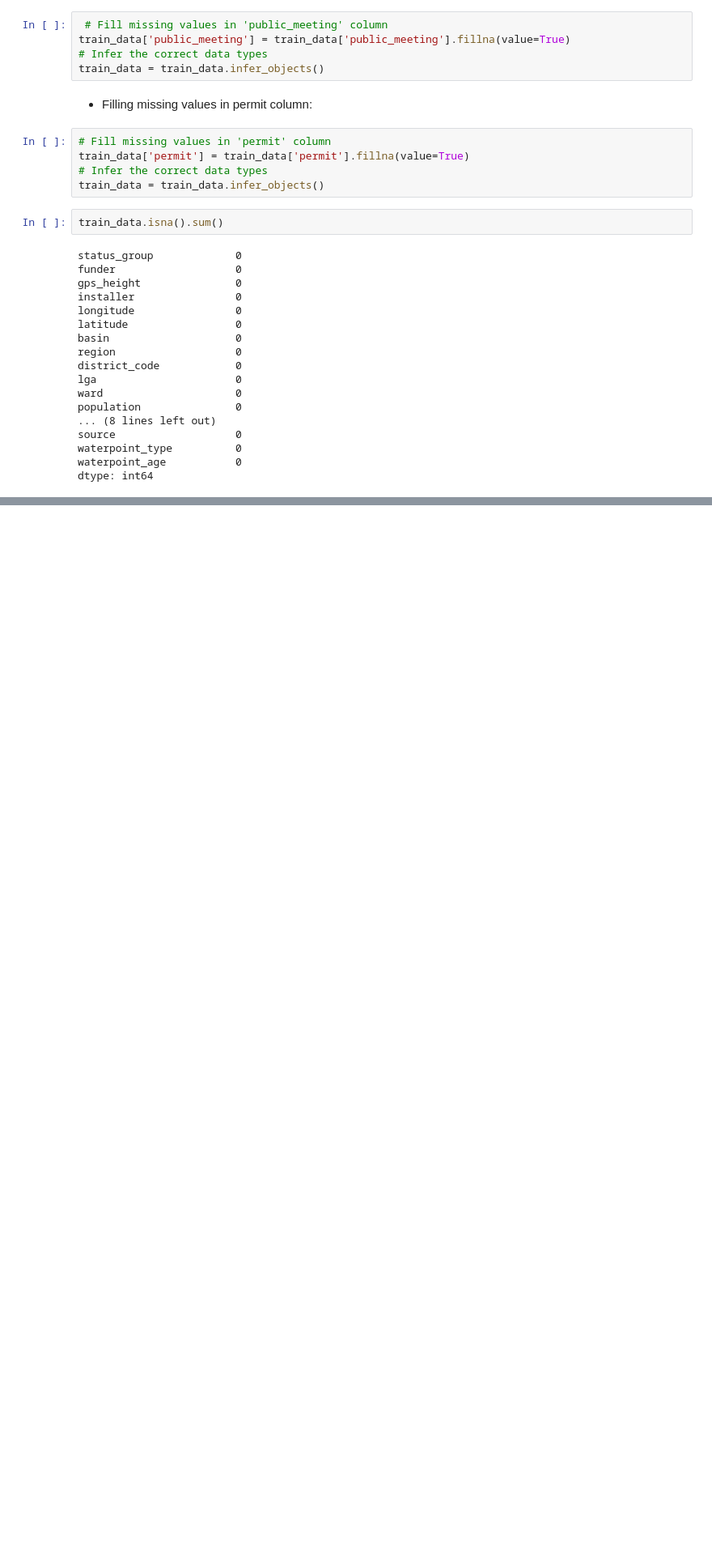
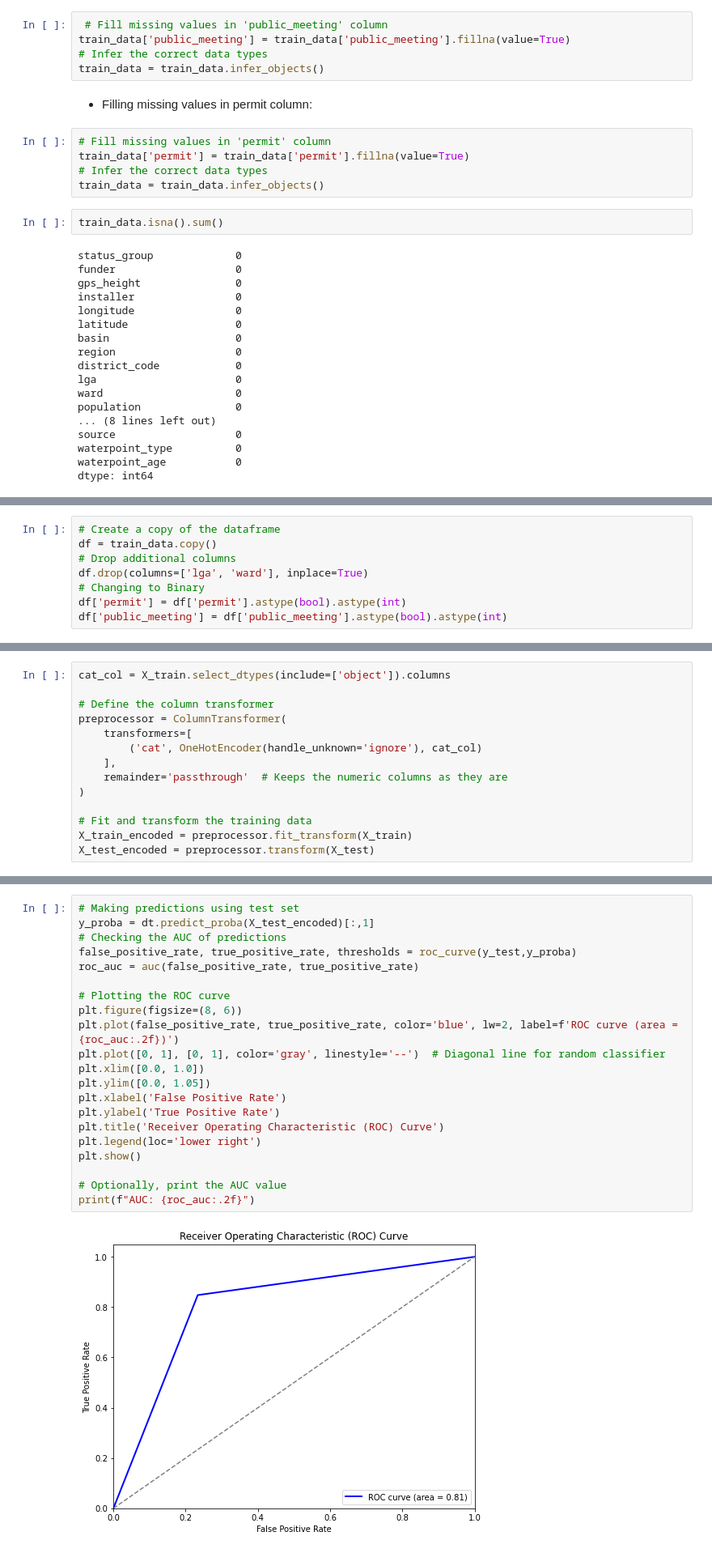
Before and after one commit to OchiengGideon/Phase-3-Project, a Jupyter notebook: index.ipynb, the cells around one changed output, grey strips where cells are left out. Shown at 81% size. Saved outputs shown, nothing was run; the diff lists cells and outputs as text; blank space fills up the shorter version.

```diff
--- a/index.ipynb
+++ b/index.ipynb
@@ -750,0 +846,8 @@ dtype: int64
+# %%
+# Create a copy of the dataframe
+df = train_data.copy()
+# Drop additional columns
+df.drop(columns=['lga', 'ward'], inplace=True)
+# Changing to Binary
+df['permit'] = df['permit'].astype(bool).astype(int)
+df['public_meeting'] = df['public_meeting'].astype(bool).astype(int)
@@ -750,0 +898,14 @@ dtype: int64
+# %%
+cat_col = X_train.select_dtypes(include=['object']).columns
+
+# Define the column transformer
+preprocessor = ColumnTransformer(
+    transformers=[
+        ('cat', OneHotEncoder(handle_unknown='ignore'), cat_col)
+    ],
+    remainder='passthrough'  # Keeps the numeric columns as they are
+)
+
+# Fit and transform the training data
+X_train_encoded = preprocessor.fit_transform(X_train)
+X_test_encoded = preprocessor.transform(X_test)
@@ -750,0 +914,23 @@ dtype: int64
+# %%
+# Making predictions using test set
+y_proba = dt.predict_proba(X_test_encoded)[:,1]
+# Checking the AUC of predictions
+false_positive_rate, true_positive_rate, thresholds = roc_curve(y_test,y_proba)
+roc_auc = auc(false_positive_rate, true_positive_rate)
+
+# Plotting the ROC curve
+plt.figure(figsize=(8, 6))
+plt.plot(false_positive_rate, true_positive_rate, color='blue', lw=2, label=f'ROC curve (area = {roc_auc:.2f})')
+plt.plot([0, 1], [0, 1], color='gray', linestyle='--')  # Diagonal line for random classifier
+plt.xlim([0.0, 1.0])
+plt.ylim([0.0, 1.05])
+plt.xlabel('False Positive Rate')
+plt.ylabel('True Positive Rate')
+plt.title('Receiver Operating Characteristic (ROC) Curve')
+plt.legend(loc='lower right')
+plt.show()
+
+# Optionally, print the AUC value
+print(f"AUC: {roc_auc:.2f}")
+# %% [output]
+[figure, added]
```
Also changed, not shown: parts of 33 cells of this notebook.
